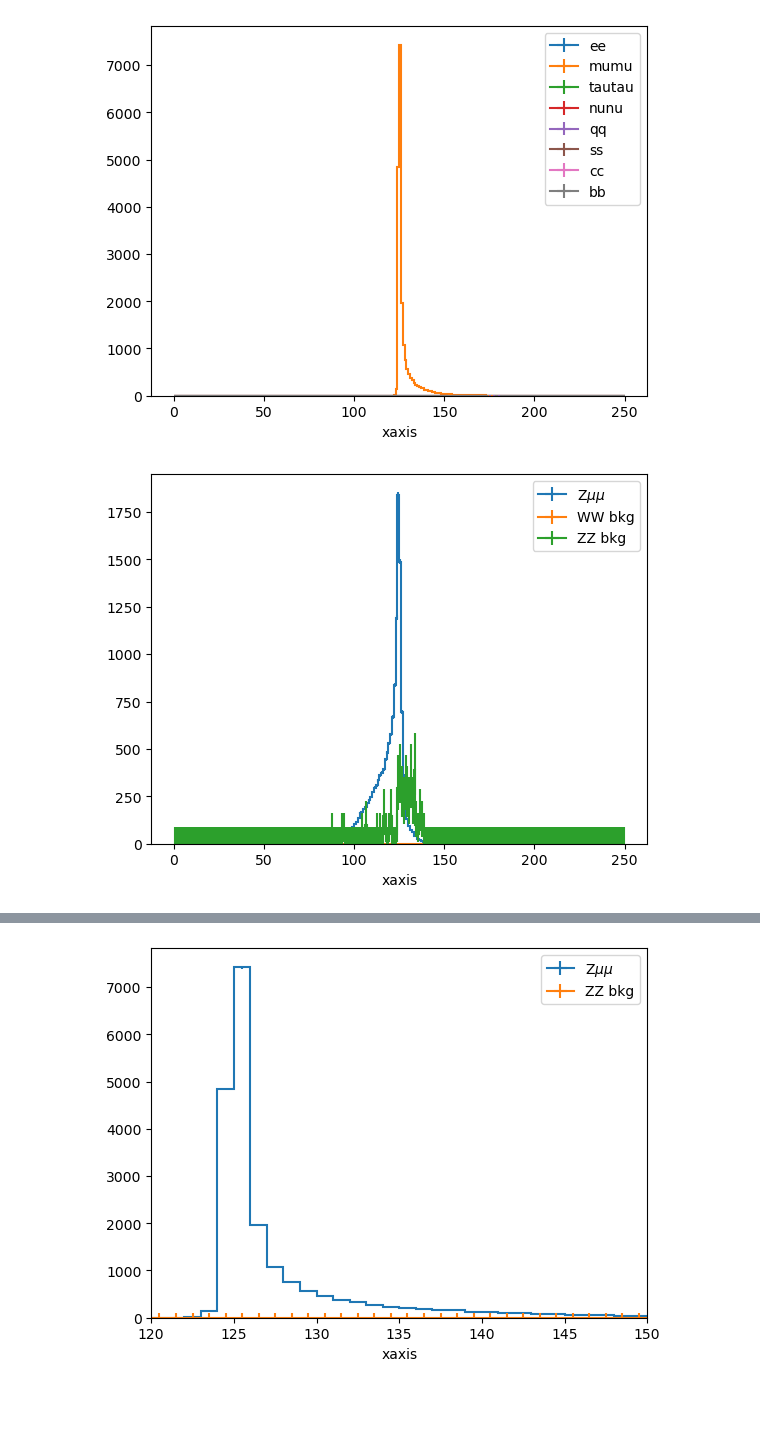
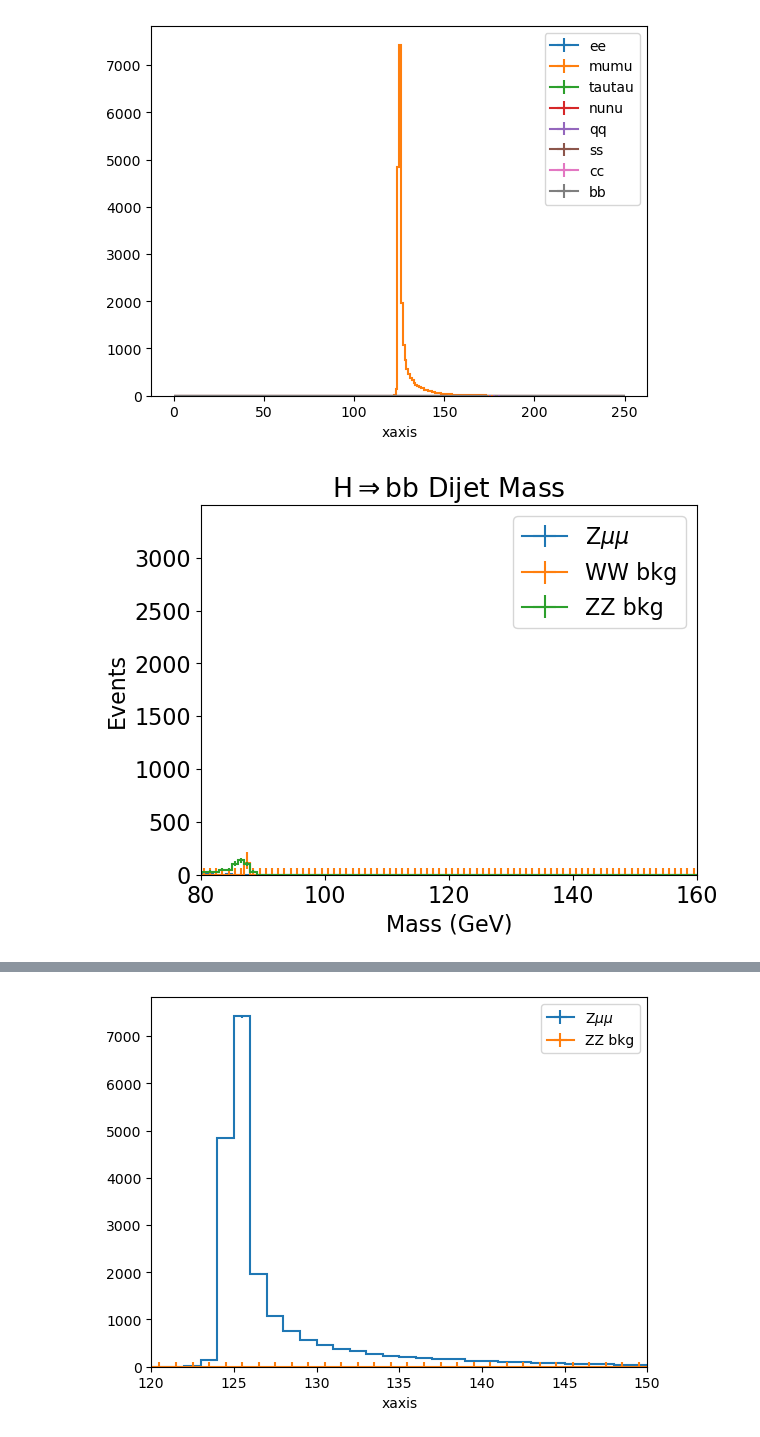
Before and after one commit to ilsanford/FCCAnalyzer, a Jupyter notebook: analyses/h_bb/h_bb.ipynb, the cells around one changed output, grey strips where cells are left out. Cells and saved outputs as stored; diff of their text form; code cells hidden in the pictures; blank space fills up the shorter version.

```diff
--- a/analyses/h_bb/h_bb.ipynb
+++ b/analyses/h_bb/h_bb.ipynb
@@ -41,11 +68,16 @@ plt.show()
 # %% [output]
 [figure]
 # %%
-mumu =  f_mumu['wzp6_ee_mumuH_Hbb_ecm240/zmuons_m'].to_hist()
+mumu =  f_mumu['wzp6_ee_mumuH_Hbb_ecm240/mumu_p'].to_hist()
 WW   = f_mumu['p8_ee_WW_ecm240/zmuons_m'].to_hist()
 ZZ   = f_mumu['p8_ee_ZZ_ecm240/zmuons_m'].to_hist()
+plt.rcParams.update({'font.size': 16})
 hep.histplot([mumu, WW, ZZ], label=['Z$\mu\mu$', 'WW bkg', 'ZZ bkg'])#, stack=True)
 plt.legend()
+plt.title("H$\Rightarrow$bb Dijet Mass")
+plt.ylabel("Events")
+plt.xlabel("Mass (GeV)")
+plt.xlim(80,160)
 plt.show()
 # %% [output]
-[figure, old version]
+[figure, new version]
```
Also changed, not shown: parts of 16 cells of this notebook, 1 other file.
